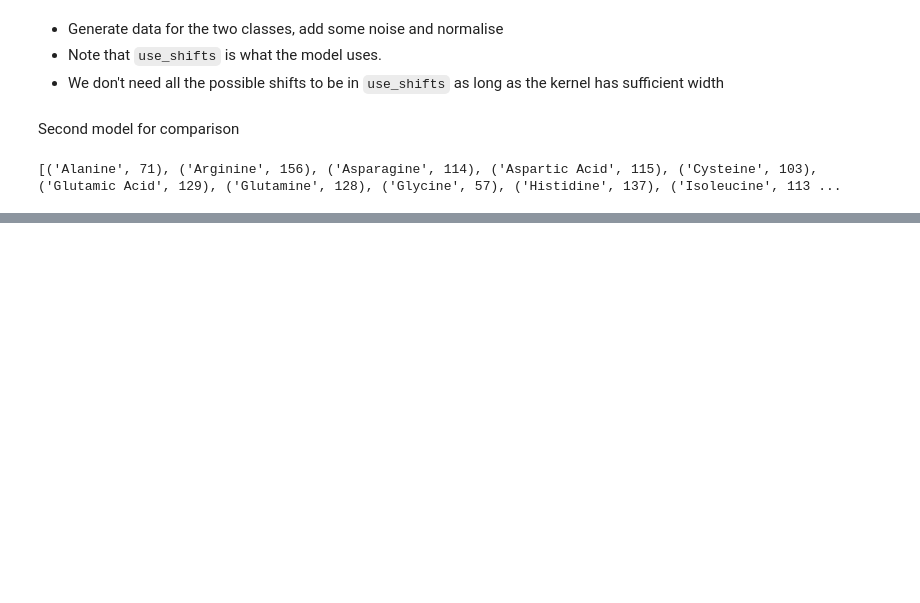
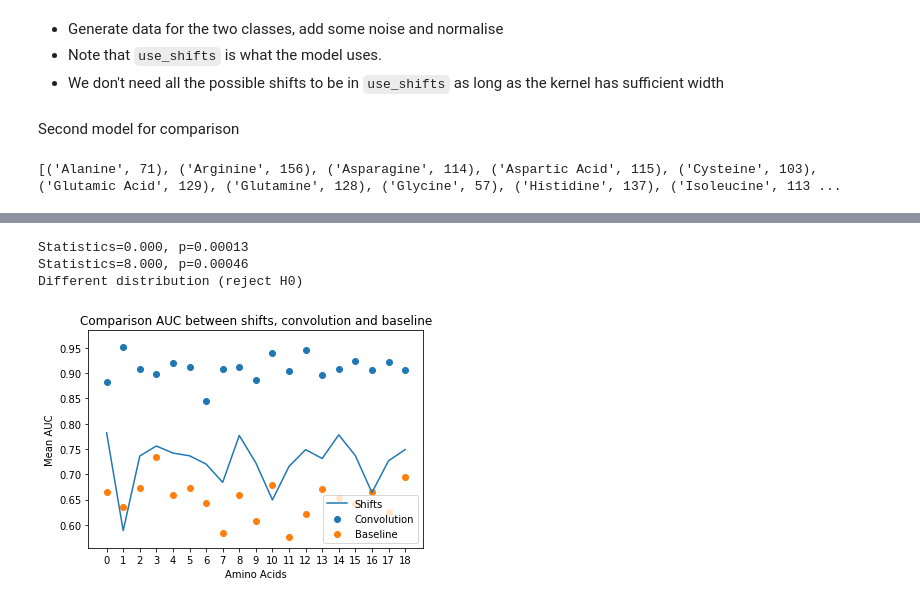
Before and after one commit to sdrogers/nnpredict, a Jupyter notebook: Code/Python/Shifts_vs_Conv.ipynb, the cells around one changed output, grey strips where cells are left out. Drawn from its saved outputs; the diff is of its cells as text; code cells hidden in the pictures; blank space fills up the shorter version.

Commit message:
able to compare and plot chart for shift vs conv

```diff
--- a/Code/Python/Shifts_vs_Conv.ipynb
+++ b/Code/Python/Shifts_vs_Conv.ipynb
@@ -190,10 +191,9 @@ def initialise_training_test_set(has_substruct_path):
 
 def train_conv_diff_splits(path, name, has_substruct_dataset, training_set, test_set, shift, splits=10):
     filtered_dataset_dir = "G:\\Dev\\Data\\MSMS-NIST\\Python Filtered"
-    epochs = 200
-    extra_epochs = 100
+    epochs = 100
     path = path + name
-    n_kernels = 3
+    n_kernels = 2
     kernel_width = 5
     truth_values = []
     test_truth_values = []
@@ -215,7 +215,6 @@ def train_conv_diff_splits(path, name, has_substruct_dataset, training_set, test
 
             X = intensities.values
             N,M = X.shape
-            shuffle_order = np.random.permutation(N)
             labels = truth_values
             labels = np.array(labels)[:,None]
             test_labels = test_truth_values
@@ -227,7 +226,7 @@ def train_conv_diff_splits(path, name, has_substruct_dataset, training_set, test
             print(X_tensor.shape)
 
             mod = conv_model(n_kernels = n_kernels, kernel_width=kernel_width, use_shifts=use_shifts)
-            mod.fit(X_tensor[shuffle_order,:,:],labels[shuffle_order],epochs=epochs,validation_split=0.2,verbose=0)
+            mod.fit(X_tensor,labels,epochs=epochs,validation_split=0.2,verbose=0)
 
             test_tensor = shift_spec_into_tensor(test_intensities.values,shift=use_shifts)
             predicted = mod.predict(test_tensor)
@@ -237,8 +236,7 @@ def train_conv_diff_splits(path, name, has_substruct_dataset, training_set, test
 
 def train_shifts_diff_splits(path, name, has_substruct_dataset, training_set, test_set, splits=10):
     filtered_dataset_dir = "G:\\Dev\\Data\\MSMS-NIST\\Python Filtered"
-    epochs = 200
-    extra_epochs = 100
+    epochs = 100
     path = path + name
     truth_values = []
     test_truth_values = []
@@ -259,7 +257,6 @@ def train_shifts_diff_splits(path, name, has_substruct_dataset, training_set, te
 
             X = intensities.values
             N,M = X.shape
-            shuffle_order = np.random.permutation(N)
             labels = truth_values
             labels = np.array(labels)[:,None]
             test_labels = test_truth_values
@@ -271,7 +268,7 @@ def train_shifts_diff_splits(path, name, has_substruct_dataset, training_set, te
             print(X_shifts.shape)
 
             mod = baseline_model(X_shifts)
-            mod.fit(X_shifts[shuffle_order,:],labels[shuffle_order],epochs=extra_epochs,validation_split=0.2,verbose=0)
+            mod.fit(X_shifts,labels,epochs=epochs,validation_split=0.2,verbose=0)
 
             test_shift_bins = load_shift_bins(test_intensities)
             X_test_shifts = normalise(test_shift_bins)
@@ -328,0 +322,56 @@ KeyboardInterrupt:
+# %%
+nist_baseline_auc_path = "G:\\Dev\\Data\\NIST Amino Acids\\NIST Baseline AUC.txt"
+result_path = "G:\\Dev\\Data\\Convolution vs Dense Experiments corrected\\" # each amino acid has 10 aucs
+
+amino_acid_names = [amino_acid[0] for amino_acid in amino_acids_with_shifts]
+baseline_aucs = []
+mean_shift_aucs = []
+mean_conv_aucs = []
+
+with open(nist_baseline_auc_path, 'r') as f:
+    for line in f:
+        amino_acid, baseline_auc = line.split(",")
+        baseline_aucs.append(float(baseline_auc[:-1]))
+
+missing_amino_acid = "Glutamine"
+for amino_acid in amino_acid_names:
+    if amino_acid != missing_amino_acid:
+        amino_acid_shifts_auc_path = os.path.join(result_path, "Shifts {} AUC.txt".format(amino_acid))
+        amino_acid_conv_auc_path = os.path.join(result_path, "Conv {} AUC.txt".format(amino_acid))
+        with open(amino_acid_shifts_auc_path, 'r') as f:
+            numbers = (float(line[:-1]) for line in f)
+            mean_shift_auc = reduce(np.add, numbers)/10
+            mean_shift_aucs.append(mean_shift_auc)
+
+        with open(amino_acid_conv_auc_path, 'r') as f:
+            numbers = (float(line[:-1]) for line in f)
+            mean_conv_auc = reduce(np.add, numbers)/10
+            mean_conv_aucs.append(mean_conv_auc)
+
+stat, p = wilcoxon(mean_shift_aucs, baseline_aucs)
+print('Statistics=%.3f, p=%.5f' % (stat, p))
+
+stat, p = wilcoxon(mean_conv_aucs, baseline_aucs)
+print('Statistics=%.3f, p=%.5f' % (stat, p))
+
+# interpret
+alpha = 0.05
+if p > alpha:
+    print('Same distribution (fail to reject H0)')
+else:
+    print('Different distribution (reject H0)')
+
+plt.scatter(range(len(amino_acid_names)-1), mean_shift_aucs)
+plt.scatter(range(len(amino_acid_names)-1), mean_conv_aucs)
+plt.plot(range(len(amino_acid_names)-1), baseline_aucs)
+plt.legend(["Shifts", "Convolution", "Baseline"])
+plt.title("Comparison AUC between shifts, convolution and baseline")
+plt.xlabel("Amino Acids")
+plt.xticks(range(len(amino_acid_names)-1))
+plt.ylabel("Mean AUC")
+plt.show()
+# %% [output]
+Statistics=0.000, p=0.00013
+Statistics=8.000, p=0.00046
+Different distribution (reject H0)
+[figure, added]
```
Also changed, not shown: parts of 3 cells of this notebook.
